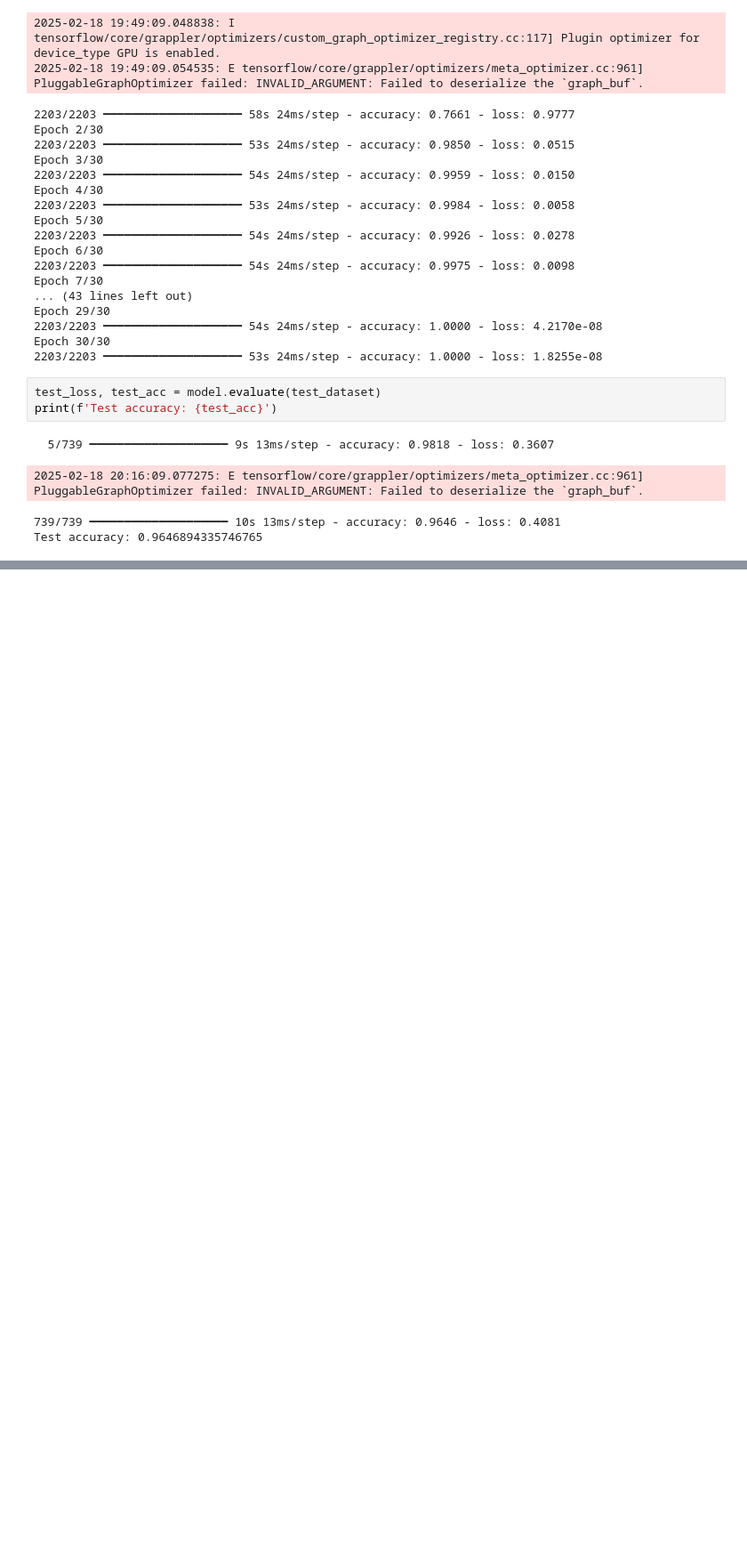
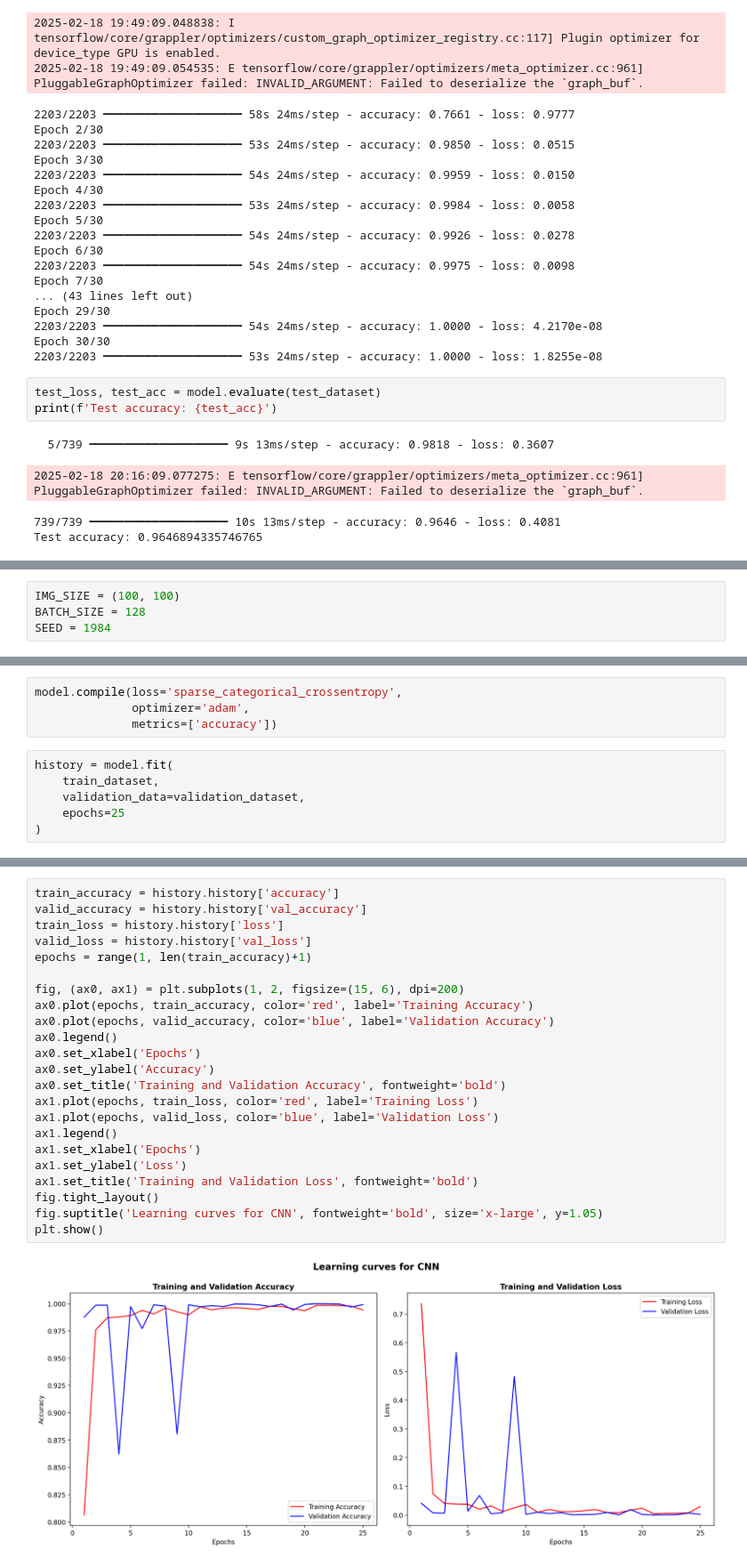
Before and after one commit to bsalisbury1/Projects, a Jupyter notebook: ImageClassification/TensorFlow/time_to_make_mistakes.ipynb, the cells around one changed output, grey strips where cells are left out. Shown at 89% size. Drawn from its saved outputs; the diff is of its cells as text; blank space fills up the shorter version.

```diff
--- a/ImageClassification/TensorFlow/time_to_make_mistakes.ipynb
+++ b/ImageClassification/TensorFlow/time_to_make_mistakes.ipynb
@@ -139,0 +142,4 @@ Test accuracy: 0.9646894335746765
+# %%
+IMG_SIZE = (100, 100)
+BATCH_SIZE = 128
+SEED = 1984
@@ -139,0 +183,10 @@ Test accuracy: 0.9646894335746765
+# %%
+model.compile(loss='sparse_categorical_crossentropy',
+              optimizer='adam',
+              metrics=['accuracy'])
+# %%
+history = model.fit(
+    train_dataset,
+    validation_data=validation_dataset,
+    epochs=25
+)
@@ -139,0 +213,25 @@ Test accuracy: 0.9646894335746765
+# %%
+train_accuracy = history.history['accuracy']
+valid_accuracy = history.history['val_accuracy']
+train_loss = history.history['loss']
+valid_loss = history.history['val_loss']
+epochs = range(1, len(train_accuracy)+1)
+
+fig, (ax0, ax1) = plt.subplots(1, 2, figsize=(15, 6), dpi=200)
+ax0.plot(epochs, train_accuracy, color='red', label='Training Accuracy')
+ax0.plot(epochs, valid_accuracy, color='blue', label='Validation Accuracy')
+ax0.legend()
+ax0.set_xlabel('Epochs')
+ax0.set_ylabel('Accuracy')
+ax0.set_title('Training and Validation Accuracy', fontweight='bold')
+ax1.plot(epochs, train_loss, color='red', label='Training Loss')
+ax1.plot(epochs, valid_loss, color='blue', label='Validation Loss')
+ax1.legend()
+ax1.set_xlabel('Epochs')
+ax1.set_ylabel('Loss')
+ax1.set_title('Training and Validation Loss', fontweight='bold')
+fig.tight_layout()
+fig.suptitle('Learning curves for CNN', fontweight='bold', size='x-large', y=1.05)
+plt.show()
+# %% [output]
+[figure, added]
```
Also changed, not shown: parts of 6 cells of this notebook.
